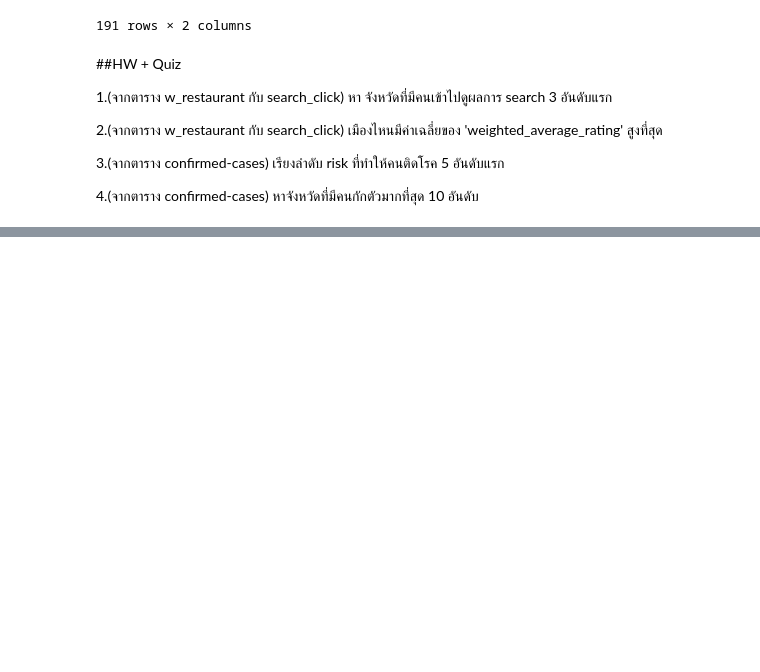
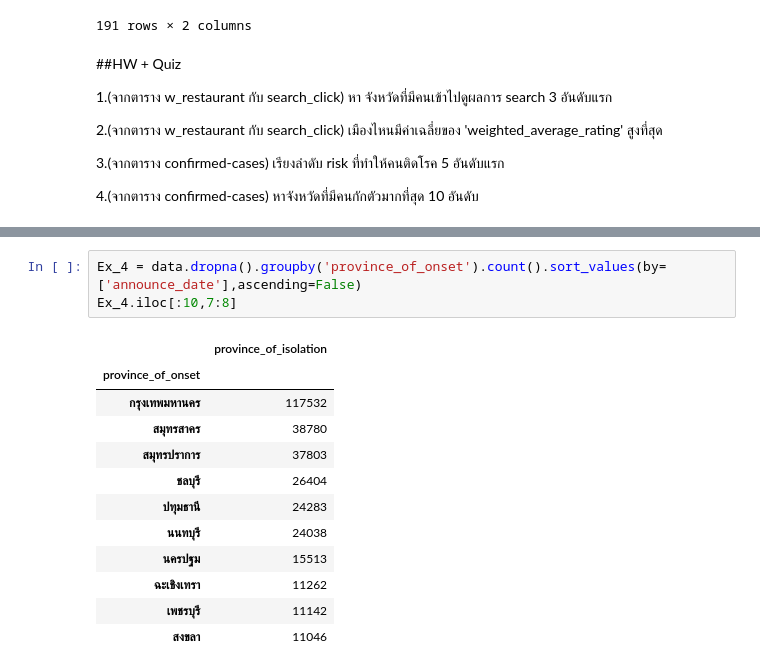
Before and after one commit to khanittha-phusopha/DWDM21, a Jupyter notebook: Data Preprocessing(Chapter 3).ipynb, the cells around one changed output, grey strips where cells are left out. Saved outputs shown, nothing was run; the diff lists cells and outputs as text; blank space fills up the shorter version.

```diff
--- a/Data Preprocessing(Chapter 3).ipynb
+++ b/Data Preprocessing(Chapter 3).ipynb
@@ -1483,0 +1474,16 @@ merged_table.groupby('city_name').count().sort_values(by=['search_id'],ascending
+# %%
+Ex_4 = data.dropna().groupby('province_of_onset').count().sort_values(by=['announce_date'],ascending=False)
+Ex_4.iloc[:10,7:8]
+# %% [output]
+|  | province_of_isolation |
+| province_of_onset |  |
+| กรุงเทพมหานคร | 117532 |
+| สมุทรสาคร | 38780 |
+| สมุทรปราการ | 37803 |
+| ชลบุรี | 26404 |
+| ปทุมธานี | 24283 |
+| นนทบุรี | 24038 |
+| นครปฐม | 15513 |
+| ฉะเชิงเทรา | 11262 |
+| เพชรบุรี | 11142 |
+| สงขลา | 11046 |
```
Also changed, not shown: parts of 13 cells of this notebook.
